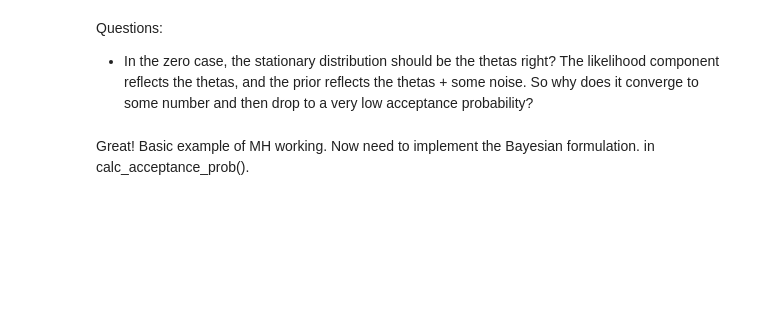
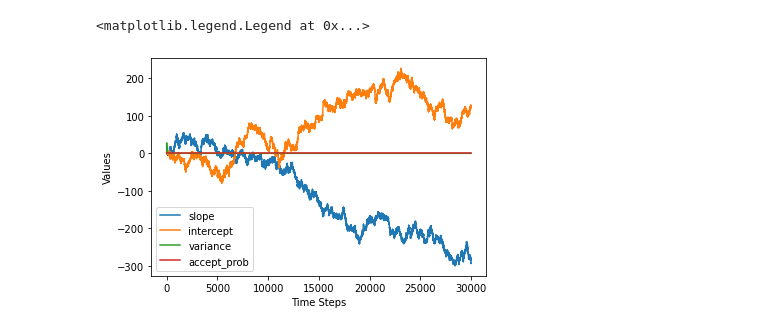
Before and after one commit to SeanSteinle/stat778-final, a Jupyter notebook: explore.ipynb, the cells around one changed output. Drawn from its saved outputs; the diff is of its cells as text; code cells hidden in the pictures; blank space fills up the shorter version.

Commit message:
looks like MH still isn't working. need to try something else. added hopper script

```diff
--- a/explore.ipynb
+++ b/explore.ipynb
@@ -13,6 +18,6 @@ import matplotlib.pyplot as plt
 # %%
 #metropolis-hastings functions
-def sample(data: np.ndarray, N: int, B: int, start_theta: tuple, search_breadth: float=1, lag=10):
+def sample(data: np.ndarray, N: int, B: int, start_theta: tuple, search_breadth: float=1):
     """Takes N samples via the Metropolis-Hastings algorithm, with B burn-in samples."""
     theta = start_theta
     for b in range(B): #burnin samples
@@ -24,9 +29,6 @@ def sample(data: np.ndarray, N: int, B: int, start_theta: tuple, search_breadth:
         results = step(data, theta, search_breadth)
         theta = results['theta']
         samples.append(results)
-        for _ in range(lag): #thrown away samples to reduce autocorrelation
-            results = step(data, theta, search_breadth)
-            theta = results['theta']
     return samples
 
 def step(data: np.ndarray, theta: tuple, search_breadth: float):
@@ -50,7 +52,7 @@ def calc_acceptance_prob(theta: tuple, theta_prime: tuple, data: np.ndarray, sea
     theta_prior = prior(theta)
 
     theta_p_likelihood = likelihood(theta_prime, data)
-    theta_p_prior = prior(theta)
+    theta_p_prior = prior(theta_prime)
 
     acceptance_ratio = (theta_p_likelihood/theta_likelihood) * ((theta_p_prior/theta_prior) * proposal_ratio(theta, theta_prime))
     return acceptance_ratio
@@ -61,9 +63,9 @@ def likelihood(theta: tuple, data: np.ndarray):
     a,b,sigma = theta
     x,y = data[0],data[1]
     likelihoods = sc.stats.norm.pdf(y, loc=a*x+b, scale=sigma) #find the likelihood of a sample given a normal distribution specified by our parameters and the data
-    return np.prod(likelihoods)
+    return np.prod(likelihoods) #use log likelihood for stability
 
-def prior(theta: tuple):
+def prior(theta):
     """Calculates the prior component of our linear model, specified """
     a,b,sigma = theta
     a_prob, b_prob = sc.stats.multivariate_normal.pdf([a,b]) #cov defaults to 1
@@ -71,8 +73,9 @@ def prior(theta: tuple):
     return np.prod([a_prob,b_prob,sigma_prob])
 
 def proposal_ratio(theta: tuple, theta_prime: tuple):
-    """Offsets bidirectionality of chained samples. Should only ever evaluate to 1 because we're using the normal
-    and exponential distributions, but included so I can call this a Metropolis-HASTINGS algorithm."""
+    """Offsets bidirectionality of chained samples."""
+    a,b,sigma = theta
+    a_p,b_p,sigma_p = theta_prime
     old_given_new = sc.stats.multivariate_normal.pdf([a,b],[a_p,b_p])*sc.stats.expon.pdf(sigma)
     new_given_old = sc.stats.multivariate_normal.pdf([a_p,b_p],[a,b])*sc.stats.expon.pdf(sigma_p)
     return old_given_new/new_given_old
@@ -85,6 +84,8 @@ step(data, (0,0,1), 0.5)
 # %%
-#data = np.zeros((2,100))
-data = np.random.rand(2,100) #meaningless data. all zeros
-samples = sample(data, 1000, 5000, (0,0,1), 1, 10)
+X = np.random.rand(10000)
+Y = np.random.normal(0,1,10000)
+data = np.vstack((X,Y))
+samples = sample(data, 30000, 0, (0,0,1), 1)
 df = pd.DataFrame(samples)
 df[['a','b','sigma']] = pd.DataFrame(df['theta'].tolist(), index=df.index)
+df = df.drop(['theta'], axis=1)
@@ -95,11 +108,11 @@ df
 # %%
 plt.plot(range(len(df)),df['a'], label='slope')
 plt.plot(range(len(df)),df['b'], label='intercept')
 plt.plot(range(len(df)),df['sigma'], label='variance')
 plt.plot(range(len(df)),df['acceptance_prob'], label='accept_prob')
+plt.xlabel("Time Steps")
+plt.ylabel("Values")
 plt.legend()
+# %% [output]
+<matplotlib.legend.Legend at 0x...>
+[figure, added]
-# %% [markdown]
-Questions:
-- In the zero case, the stationary distribution should be the thetas right? The likelihood component reflects the thetas, and the prior reflects the thetas + some noise. So why does it converge to some number and then drop to a very low acceptance probability?
-# %% [markdown]
-Great! Basic example of MH working. Now need to implement the Bayesian formulation. in calc_acceptance_prob().
```
Also changed, not shown: parts of 28 cells of this notebook, 1 other file.
